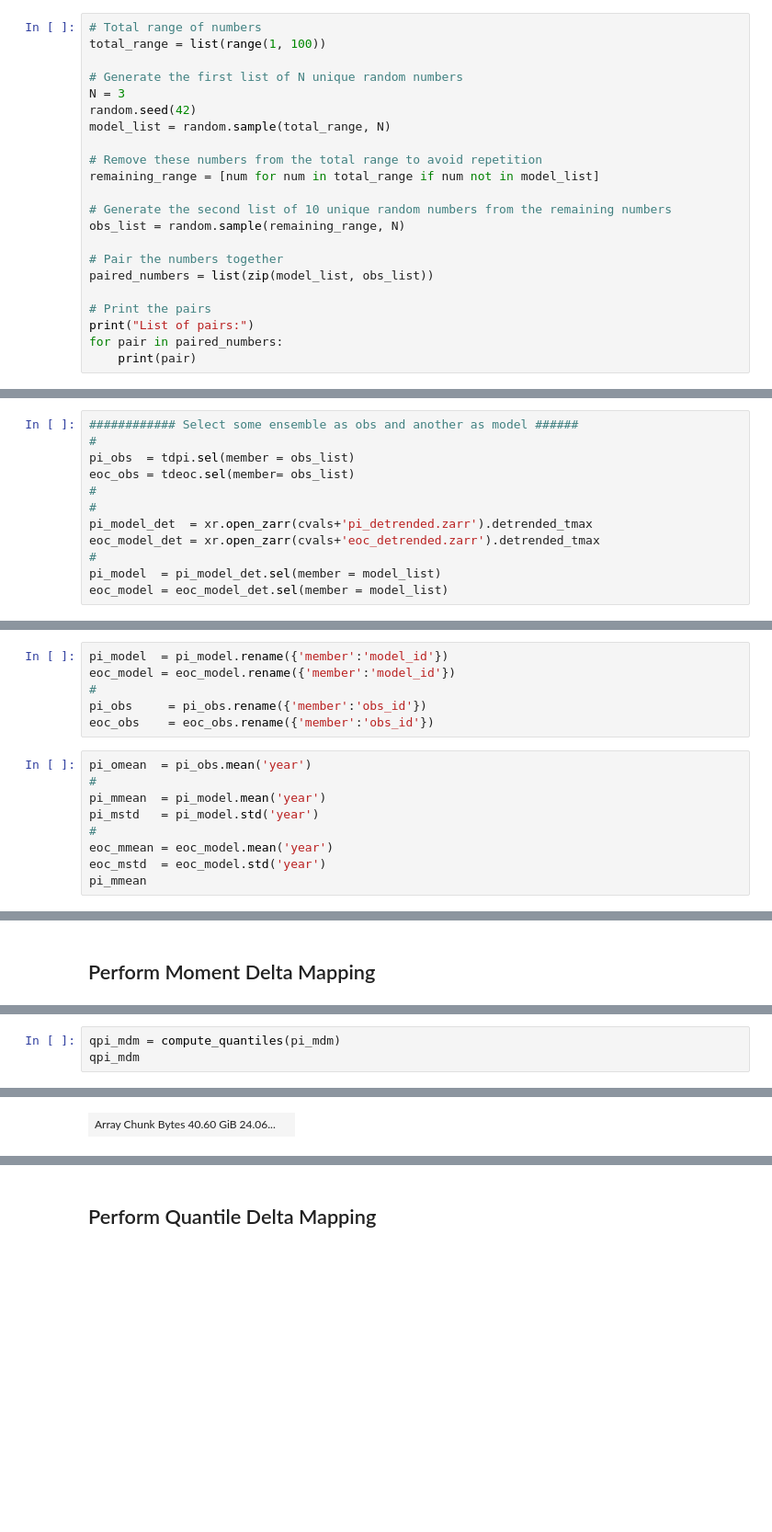
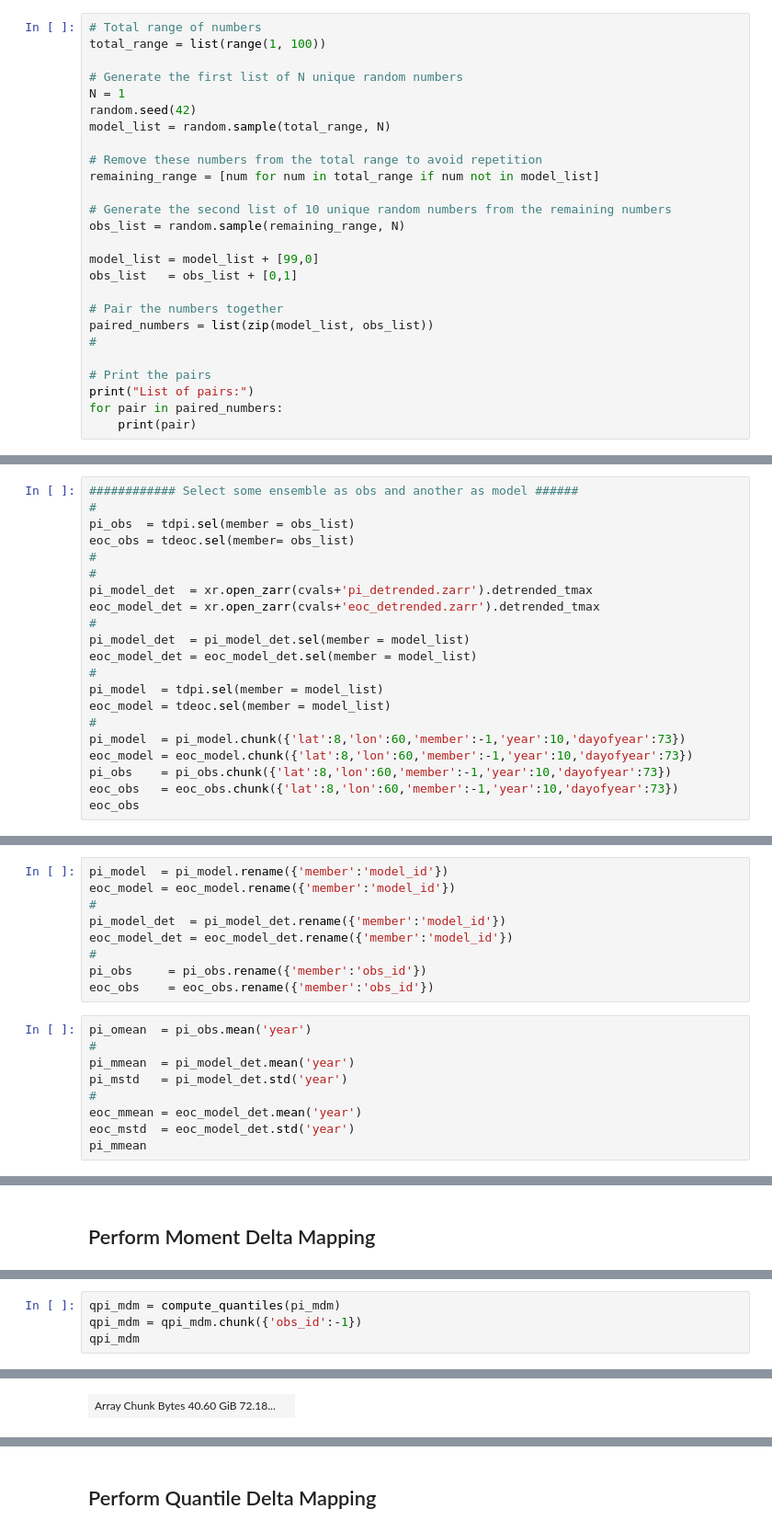
Before and after one commit to hrhampapura/moment_delta_mapping, a Jupyter notebook: lens_analysis/plots/Detrended/mdm_qdm.ipynb, the cells around one changed output, grey strips where cells are left out. Shown at 92% size. Cells and saved outputs as stored; diff of their text form; blank space fills up the shorter version.

```diff
--- a/lens_analysis/plots/Detrended/mdm_qdm.ipynb
+++ b/lens_analysis/plots/Detrended/mdm_qdm.ipynb
@@ -168,7 +171,7 @@ To avoid creating the large chunks, set the option
 total_range = list(range(1, 100))
 
 # Generate the first list of N unique random numbers
-N = 3
+N = 1
 random.seed(42)
 model_list = random.sample(total_range, N)
 
@@ -178,8 +181,12 @@ remaining_range = [num for num in total_range if num not in model_list]
 # Generate the second list of 10 unique random numbers from the remaining numbers
 obs_list = random.sample(remaining_range, N)
 
+model_list = model_list + [99,0]
+obs_list   = obs_list + [0,1]
+
 # Pair the numbers together
 paired_numbers = list(zip(model_list, obs_list))
+#
 
 # Print the pairs
 print("List of pairs:")
@@ -202,5 +209,14 @@ eoc_obs = tdeoc.sel(member= obs_list)
 pi_model_det  = xr.open_zarr(cvals+'pi_detrended.zarr').detrended_tmax
 eoc_model_det = xr.open_zarr(cvals+'eoc_detrended.zarr').detrended_tmax
 #
-pi_model  = pi_model_det.sel(member = model_list)
-eoc_model = eoc_model_det.sel(member = model_list)
+pi_model_det  = pi_model_det.sel(member = model_list)
+eoc_model_det = eoc_model_det.sel(member = model_list)
+#
+pi_model  = tdpi.sel(member = model_list)
+eoc_model = tdeoc.sel(member = model_list)
+#
+pi_model  = pi_model.chunk({'lat':8,'lon':60,'member':-1,'year':10,'dayofyear':73})
+eoc_model = eoc_model.chunk({'lat':8,'lon':60,'member':-1,'year':10,'dayofyear':73})
+pi_obs    = pi_obs.chunk({'lat':8,'lon':60,'member':-1,'year':10,'dayofyear':73})
+eoc_obs   = eoc_obs.chunk({'lat':8,'lon':60,'member':-1,'year':10,'dayofyear':73})
+eoc_obs
@@ -208,16 +252,19 @@ eoc_model = eoc_model_det.sel(member = model_list)
 pi_model  = pi_model.rename({'member':'model_id'})
 eoc_model = eoc_model.rename({'member':'model_id'})
 #
+pi_model_det  = pi_model_det.rename({'member':'model_id'})
+eoc_model_det = eoc_model_det.rename({'member':'model_id'})
+#
 pi_obs     = pi_obs.rename({'member':'obs_id'})
 eoc_obs    = eoc_obs.rename({'member':'obs_id'})
 # %%
 pi_omean  = pi_obs.mean('year')
 #
-pi_mmean  = pi_model.mean('year')
-pi_mstd   = pi_model.std('year')
+pi_mmean  = pi_model_det.mean('year')
+pi_mstd   = pi_model_det.std('year')
 #
-eoc_mmean = eoc_model.mean('year')
-eoc_mstd  = eoc_model.std('year')
+eoc_mmean = eoc_model_det.mean('year')
+eoc_mstd  = eoc_model_det.std('year')
 pi_mmean
 # %% [output]
 <xarray.DataArray 'detrended_tmax' (lat: 192, lon: 288, model_id: 3, dayofyear: 365)> dask.array<mean_agg-aggregate, shape=(192, 288, 3, 365), dtype=float64, chunksize=(8, 60, 3, 73), chunktype=numpy. ...
@@ -290,4 +300,5 @@ Attributes: (0)
 # %%
 qpi_mdm = compute_quantiles(pi_mdm)
+qpi_mdm = qpi_mdm.chunk({'obs_id':-1})
 qpi_mdm
 # %% [output]
@@ -303,4 +314,4 @@ dask.array<chunksize=(30, 8, 60, 1, 73, 3), meta=np.ndarray>
-| Array Chunk Bytes 40.60 GiB 24.06... |  |
+| Array Chunk Bytes 40.60 GiB 72.18... |  |
 Coordinates: (6)
 lat
 (lat)
```
Also changed, not shown: parts of 34 cells of this notebook.
